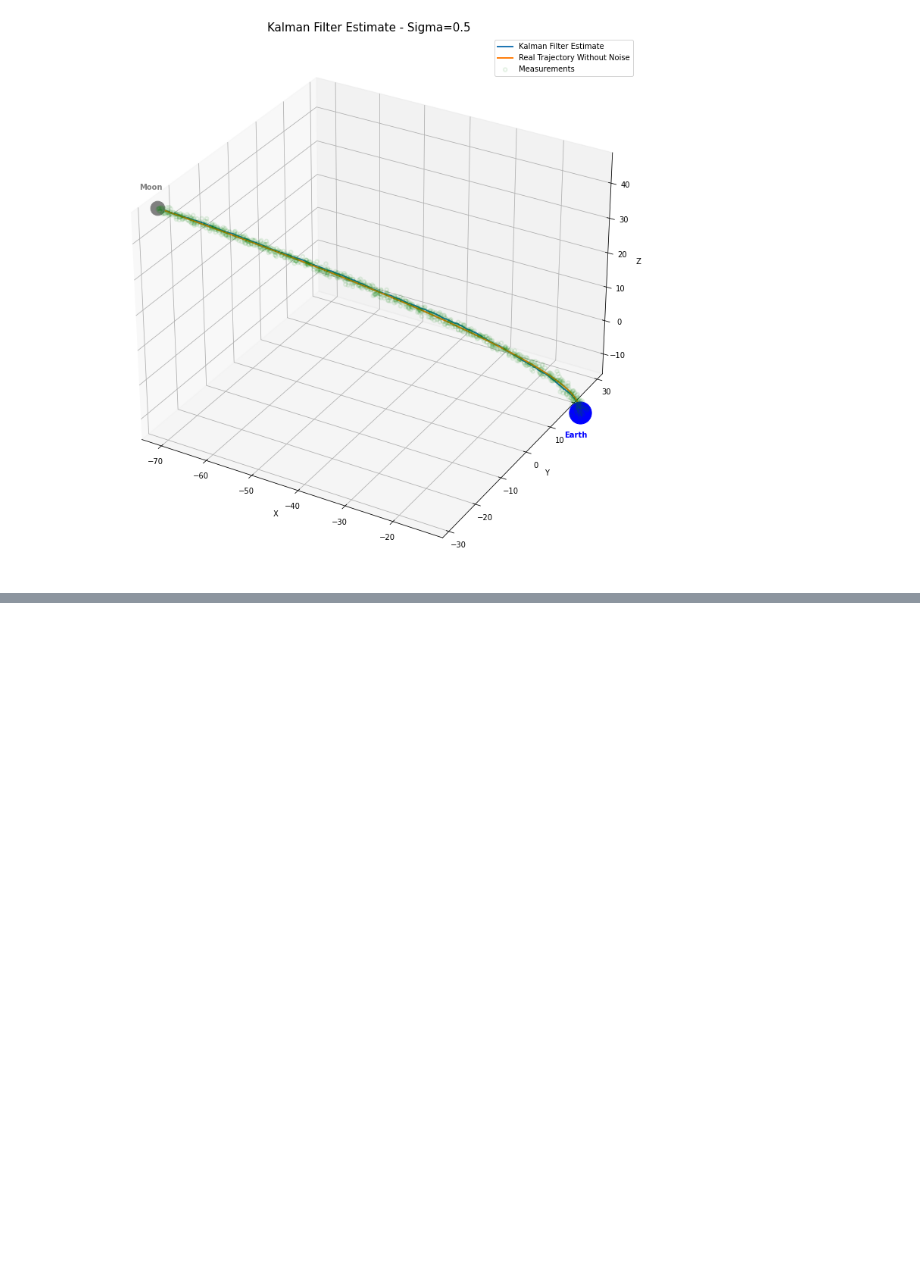
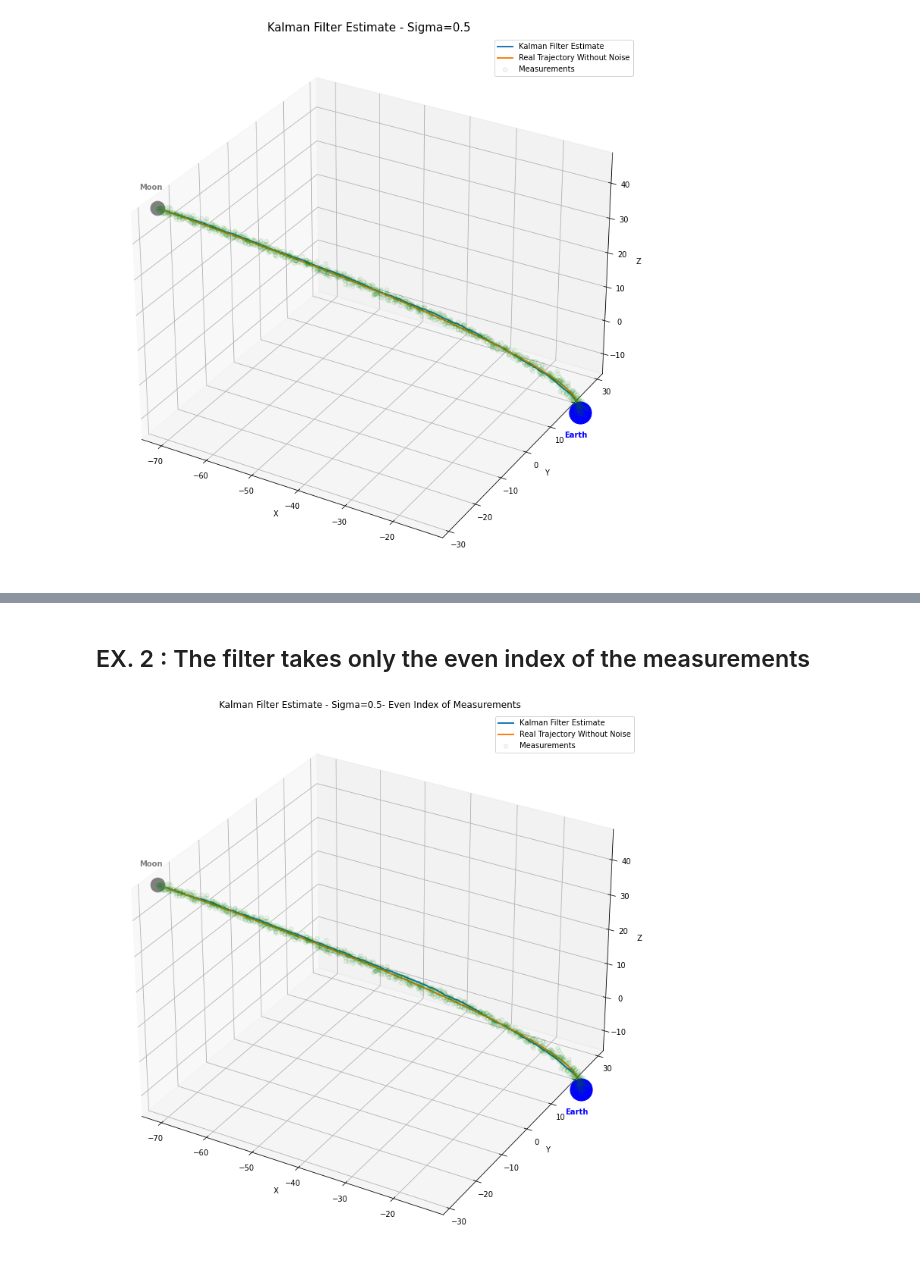
Before and after one commit to simonecampisi97/SpaceShip_FilterPy_Kalman, a Jupyter notebook: SpaceShip_3D/Spaceship_Filterpy_3D.ipynb, the cells around one changed output, grey strips where cells are left out. Saved outputs shown, nothing was run; the diff lists cells and outputs as text; code cells hidden in the pictures; blank space fills up the shorter version.

```diff
--- a/SpaceShip_3D/Spaceship_Filterpy_3D.ipynb
+++ b/SpaceShip_3D/Spaceship_Filterpy_3D.ipynb
@@ -87,0 +91,15 @@ fig.savefig(os.path.join("Plots", filename+"_half_measures.png"))
+# %% [markdown]
+## EX. 2 : The filter takes only the even index of the measurements
+# %%
+tracker_3 = Ship_tracker(traj)
+preds_3, cov_3 = run_even_index_update(tracker_3, traj)
+# %%
+fig = plt.figure(figsize=(16,13))
+ax = fig.add_subplot(111, projection='3d')
+plot_prediction(preds_3, traj, ax)
+ax.set_title(ax.get_title()+"- Even Index of Measurements", fontsize=15)
+#ax.view_init(azim=10)
+filename = get_filename_from_ax(ax)
+fig.savefig(os.path.join("Plots", filename+".png"))
+# %% [output]
+[figure, added]
```
Also changed, not shown: parts of 8 cells of this notebook, 11 other files.
